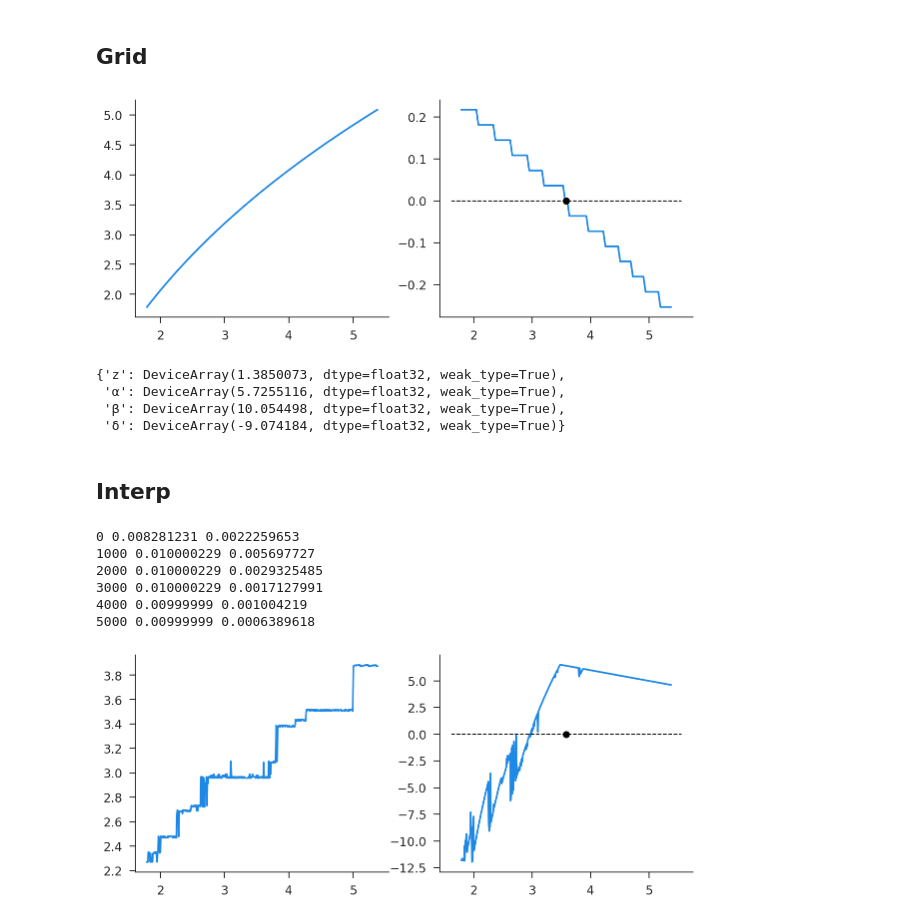
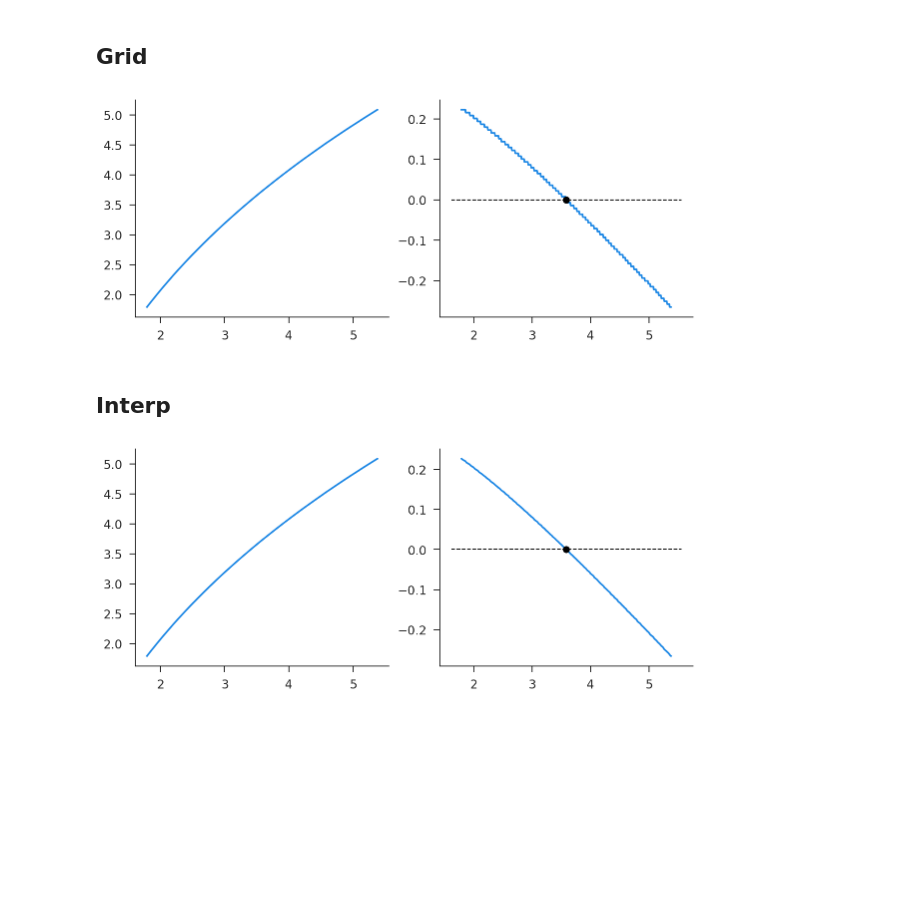
Before and after one commit to iamlemec/grad_code, a Jupyter notebook: assign_1.ipynb, the cells around one changed output. Drawn from its saved outputs; the diff is of its cells as text; code cells hidden in the pictures; blank space fills up the shorter version.

Commit message:
unified valfunc

```diff
--- a/assign_1.ipynb
+++ b/assign_1.ipynb
@@ -42,8 +32,8 @@ vp, kp = vfi_grid.solve()
 # %%
 fig, ax = plt.subplots(ncols=2, figsize=(10, 4))
-ax[0].plot(vfi_grid.k_grid, vp);
-ax[1].plot(vfi_grid.k_grid, kp-vfi_grid.k_grid);
+ax[0].plot(vfi_grid.k_grid, vp_grid);
+ax[1].plot(vfi_grid.k_grid, kp_grid-vfi_grid.k_grid);
 ax[1].scatter(vfi_grid.kss, 0, c='k', zorder=10);
 ax[1].hlines(0, *ax[1].get_xlim(), color='k', linestyle='--', linewidth=1);
 # %% [output]
-[figure, old version]
+[figure, new version]
@@ -57,9 +40,2 @@ d_solve_param = jax.jit(jax.grad(solve_param))
-# %%
-d_solve_param(par)
-# %% [output]
-{'z': DeviceArray(1.3850073, dtype=float32, weak_type=True),
- 'α': DeviceArray(5.7255116, dtype=float32, weak_type=True),
- 'β': DeviceArray(10.054498, dtype=float32, weak_type=True),
- 'δ': DeviceArray(-9.074184, dtype=float32, weak_type=True)}
 # %% [markdown]
 ## Interp
@@ -78,19 +42,12 @@ alg_interp = {
 # %%
-vfi_interp = ps.ValfuncInterp(par, alg_interp)
+vfi_int = ps.Valfunc(par, interp=True)
-# %%
-vp, kp = vfi_interp.solve(K=5000)
-# %% [output]
-0 0.008281231 0.0022259653
-1000 0.010000229 0.005697727
-2000 0.010000229 0.0029325485
-3000 0.010000229 0.0017127991
-4000 0.00999999 0.001004219
-5000 0.00999999 0.0006389618
+# %%
+vp_int, kp_int, hist_int = vfi_int.fast_solve(K=1000)
 # %%
 fig, ax = plt.subplots(ncols=2, figsize=(10, 4))
-ax[0].plot(vfi.k_grid, vp);
-ax[1].plot(vfi.k_grid, kp-vfi.k_grid);
-ax[1].scatter(vfi.kss, 0, c='k', zorder=10);
+ax[0].plot(vfi_int.k_grid, vp_int);
+ax[1].plot(vfi_int.k_grid, kp_int-vfi_int.k_grid);
+ax[1].scatter(vfi_int.kss, 0, c='k', zorder=10);
 ax[1].hlines(0, *ax[1].get_xlim(), color='k', linestyle='--', linewidth=1);
 # %% [output]
-[figure, old version]
+[figure, new version]
```
Also changed, not shown: parts of 10 cells of this notebook, 2 other files.
